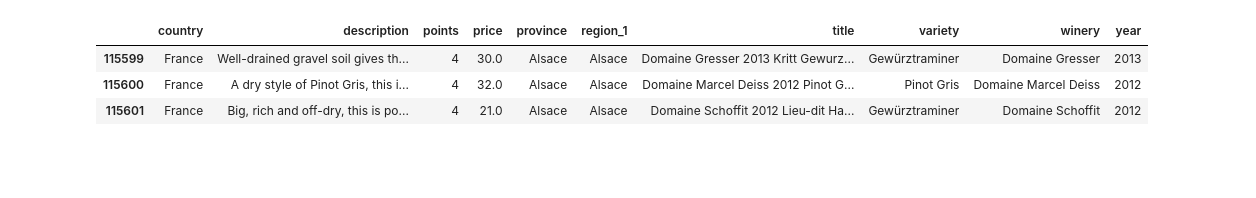
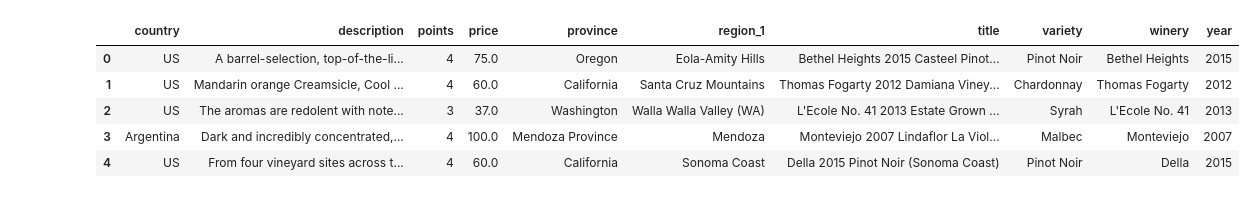
Before and after one commit to blamb888/Vino-Verdict, a Jupyter notebook: base_model_comparisons/rnn_hugging_face.ipynb, the cells around one changed output. Drawn from its saved outputs; the diff is of its cells as text; code cells hidden in the pictures; blank space fills up the shorter version.

```diff
--- a/base_model_comparisons/rnn_hugging_face.ipynb
+++ b/base_model_comparisons/rnn_hugging_face.ipynb
@@ -7,15 +45,25 @@ wine_df = pd.read_csv('../cleaned_wine_df.csv')
 # %%
+# Load the dataset
+wine_df = pd.read_csv('../cleaned_wine_df.csv')
+
+# Shuffle the dataset
+wine_df_sample = wine_df.sample(frac=1).reset_index(drop=True)
+
 # Function to adjust the scale of 'points' data
 def points_to_scale(points, scale=5):
     points_norm = (points - np.min(points)) / (np.max(points) - np.min(points))
-    return np.round(points_norm * scale + 1).astype(int)
+    scaled_points = np.round(points_norm * (scale-1) + 1).astype(int)  # Adjust to scale-1
+    return np.where(scaled_points > scale-1, scale, scaled_points)  # Ensure the max is 'scale'
 
 # Apply transformation to points
-wine_df['points'] = points_to_scale(wine_df['points'])
+wine_df_sample['points'] = points_to_scale(wine_df_sample['points'])
+
+# Display the first few rows of the dataframe
+wine_df_sample.head()
+# %% [output]
+|  | country | description | points | price | province | region_1 | title | variety | winery | year |
+| 0 | US | A barrel-selection, top-of-the-li... | 4 | 75.0 | Oregon | Eola-Amity Hills | Bethel Heights 2015 Casteel Pinot... | Pinot Noir | Bethel Heights | 2015 |
+| 1 | US | Mandarin orange Creamsicle, Cool ... | 4 | 60.0 | California | Santa Cruz Mountains | Thomas Fogarty 2012 Damiana Viney... | Chardonnay | Thomas Fogarty | 2012 |
+| 2 | US | The aromas are redolent with note... | 3 | 37.0 | Washington | Walla Walla Valley (WA) | L'Ecole No. 41 2013 Estate Grown ... | Syrah | L'Ecole No. 41 | 2013 |
+| 3 | Argentina | Dark and incredibly concentrated,... | 4 | 100.0 | Mendoza Province | Mendoza | Monteviejo 2007 Lindaflor La Viol... | Malbec | Monteviejo | 2007 |
+| 4 | US | From four vineyard sites across t... | 4 | 60.0 | California | Sonoma Coast | Della 2015 Pinot Noir (Sonoma Coast) | Pinot Noir | Della | 2015 |
-# %%
-wine_df.tail(3)
-# %% [output]
-|  | country | description | points | price | province | region_1 | title | variety | winery | year |
-| 115599 | France | Well-drained gravel soil gives th... | 4 | 30.0 | Alsace | Alsace | Domaine Gresser 2013 Kritt Gewurz... | Gewürztraminer | Domaine Gresser | 2013 |
-| 115600 | France | A dry style of Pinot Gris, this i... | 4 | 32.0 | Alsace | Alsace | Domaine Marcel Deiss 2012 Pinot G... | Pinot Gris | Domaine Marcel Deiss | 2012 |
-| 115601 | France | Big, rich and off-dry, this is po... | 4 | 21.0 | Alsace | Alsace | Domaine Schoffit 2012 Lieu-dit Ha... | Gewürztraminer | Domaine Schoffit | 2012 |
```
Also changed, not shown: parts of 15 cells of this notebook.
